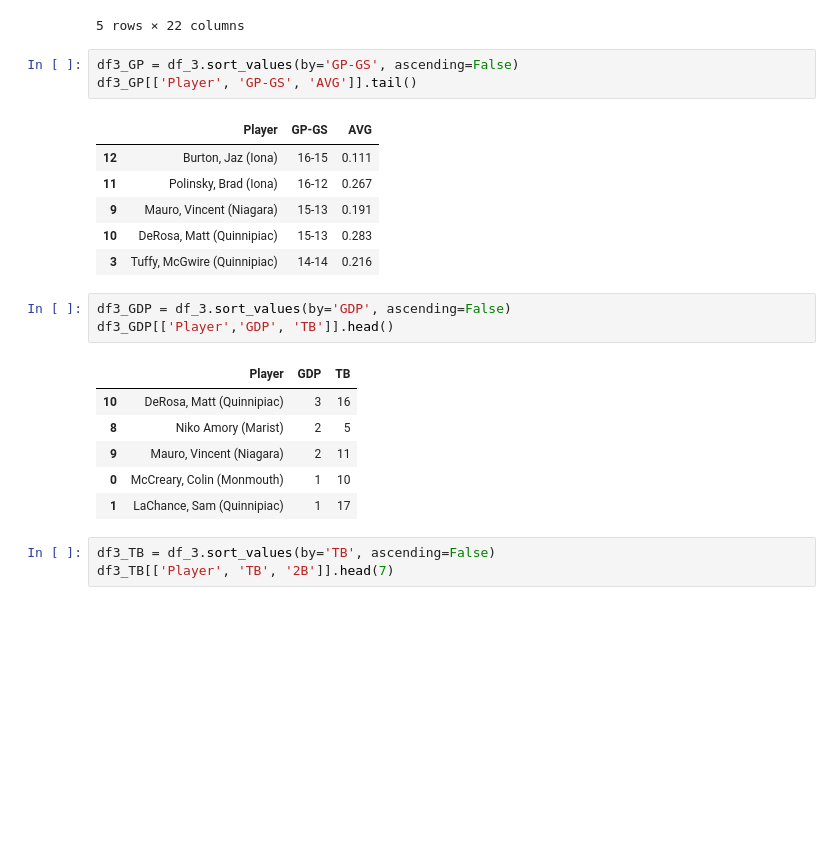
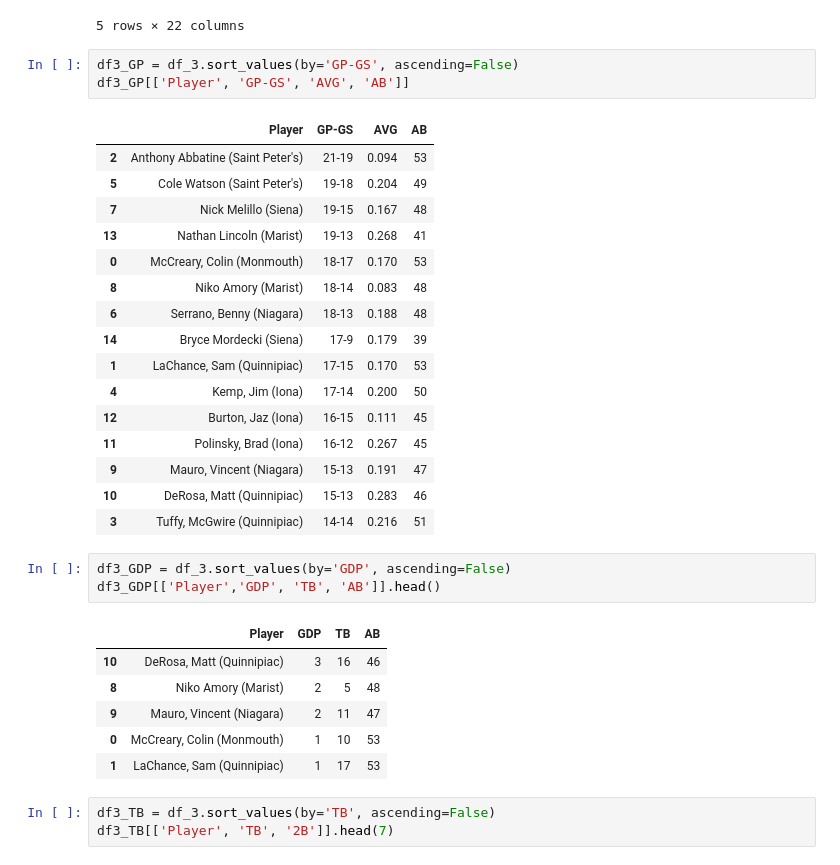
Before and after one commit to MicahlDeRosa/Baseball_stats, a Jupyter notebook: Untitled-1.ipynb, the cells around one changed output. Drawn from its saved outputs; the diff is of its cells as text; blank space fills up the shorter version.

```diff
--- a/Untitled-1.ipynb
+++ b/Untitled-1.ipynb
@@ -203,24 +206,34 @@ df3_average.head()
 5 rows × 22 columns
 # %%
 df3_GP = df_3.sort_values(by='GP-GS', ascending=False)
-df3_GP[['Player', 'GP-GS', 'AVG']].tail()
+df3_GP[['Player', 'GP-GS', 'AVG', 'AB']]
 # %% [output]
-|  | Player | GP-GS | AVG |
-| 12 | Burton, Jaz (Iona) | 16-15 | 0.111 |
-| 11 | Polinsky, Brad (Iona) | 16-12 | 0.267 |
-| 9 | Mauro, Vincent (Niagara) | 15-13 | 0.191 |
-| 10 | DeRosa, Matt (Quinnipiac) | 15-13 | 0.283 |
-| 3 | Tuffy, McGwire (Quinnipiac) | 14-14 | 0.216 |
+|  | Player | GP-GS | AVG | AB |
+| 2 | Anthony Abbatine (Saint Peter's) | 21-19 | 0.094 | 53 |
+| 5 | Cole Watson (Saint Peter's) | 19-18 | 0.204 | 49 |
+| 7 | Nick Melillo (Siena) | 19-15 | 0.167 | 48 |
+| 13 | Nathan Lincoln (Marist) | 19-13 | 0.268 | 41 |
+| 0 | McCreary, Colin (Monmouth) | 18-17 | 0.170 | 53 |
+| 8 | Niko Amory (Marist) | 18-14 | 0.083 | 48 |
+| 6 | Serrano, Benny (Niagara) | 18-13 | 0.188 | 48 |
+| 14 | Bryce Mordecki (Siena) | 17-9 | 0.179 | 39 |
+| 1 | LaChance, Sam (Quinnipiac) | 17-15 | 0.170 | 53 |
+| 4 | Kemp, Jim (Iona) | 17-14 | 0.200 | 50 |
+| 12 | Burton, Jaz (Iona) | 16-15 | 0.111 | 45 |
+| 11 | Polinsky, Brad (Iona) | 16-12 | 0.267 | 45 |
+| 9 | Mauro, Vincent (Niagara) | 15-13 | 0.191 | 47 |
+| 10 | DeRosa, Matt (Quinnipiac) | 15-13 | 0.283 | 46 |
+| 3 | Tuffy, McGwire (Quinnipiac) | 14-14 | 0.216 | 51 |
 # %%
 df3_GDP = df_3.sort_values(by='GDP', ascending=False)
-df3_GDP[['Player','GDP', 'TB']].head()
+df3_GDP[['Player','GDP', 'TB', 'AB']].head()
 # %% [output]
-|  | Player | GDP | TB |
-| 10 | DeRosa, Matt (Quinnipiac) | 3 | 16 |
-| 8 | Niko Amory (Marist) | 2 | 5 |
-| 9 | Mauro, Vincent (Niagara) | 2 | 11 |
-| 0 | McCreary, Colin (Monmouth) | 1 | 10 |
-| 1 | LaChance, Sam (Quinnipiac) | 1 | 17 |
+|  | Player | GDP | TB | AB |
+| 10 | DeRosa, Matt (Quinnipiac) | 3 | 16 | 46 |
+| 8 | Niko Amory (Marist) | 2 | 5 | 48 |
+| 9 | Mauro, Vincent (Niagara) | 2 | 11 | 47 |
+| 0 | McCreary, Colin (Monmouth) | 1 | 10 | 53 |
+| 1 | LaChance, Sam (Quinnipiac) | 1 | 17 | 53 |
 # %%
 df3_TB = df_3.sort_values(by='TB', ascending=False)
 df3_TB[['Player', 'TB', '2B']].head(7)
```
Also changed, not shown: parts of 10 cells of this notebook, 1 other file.
